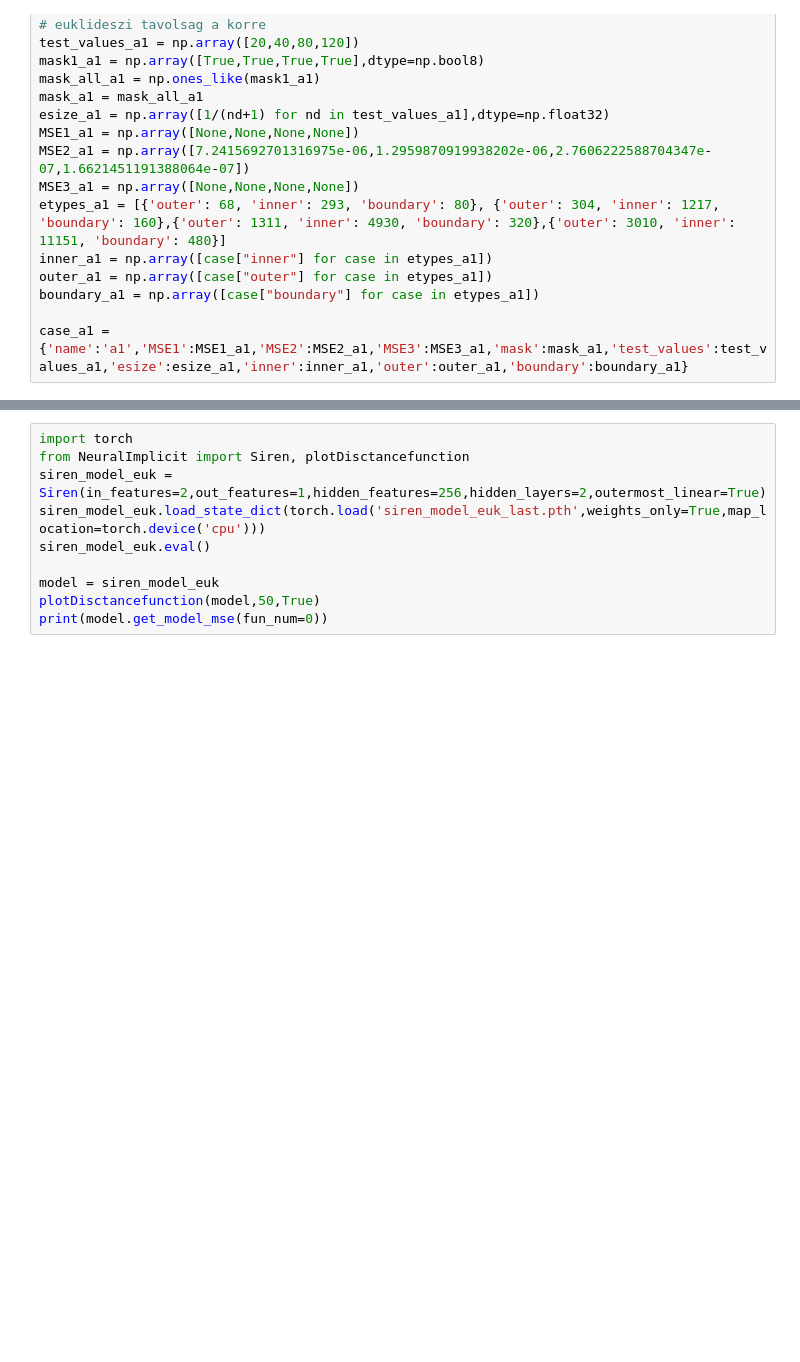
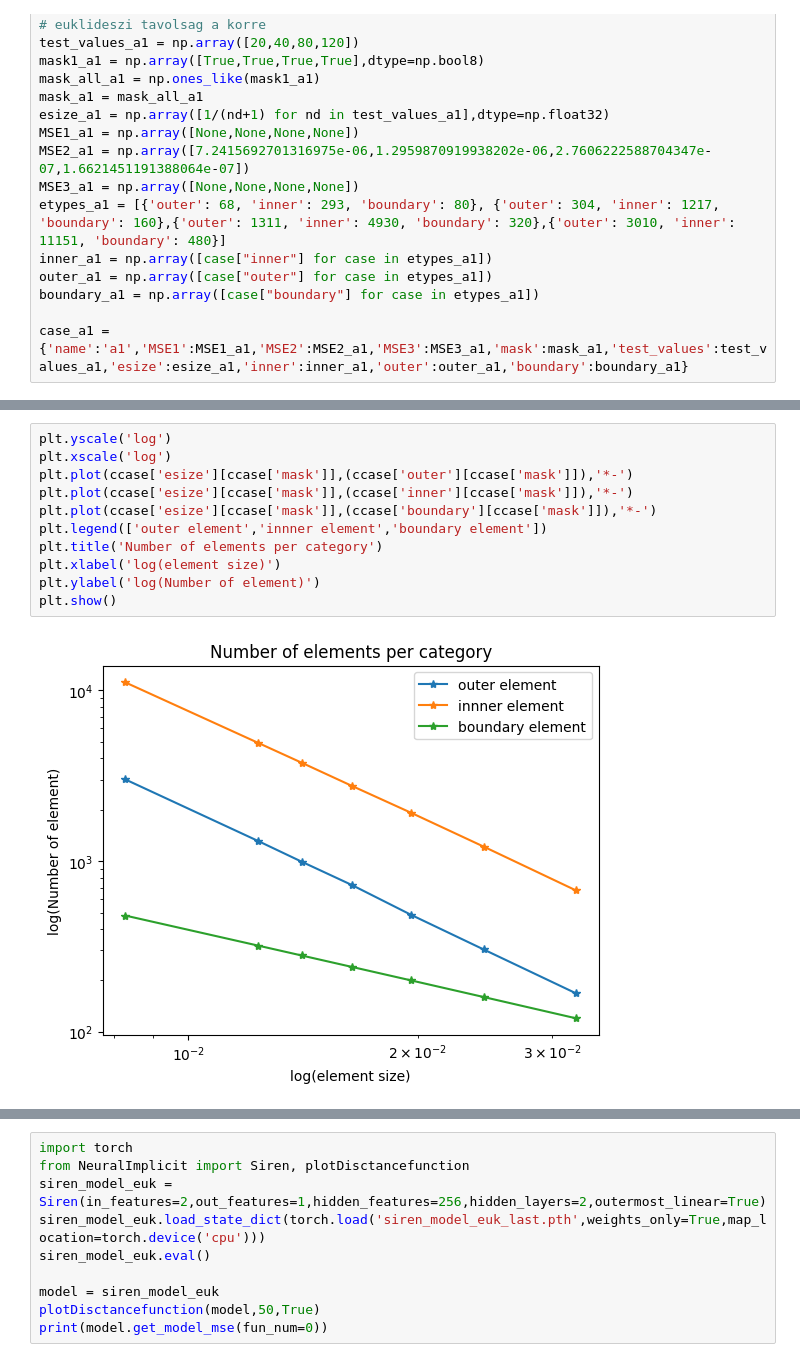
Before and after one commit to csgellert/NeuralIGA, a Jupyter notebook: Neural iga/visualize_results.ipynb, the cells around one changed output, grey strips where cells are left out. Drawn from its saved outputs; the diff is of its cells as text; blank space fills up the shorter version.

```diff
--- a/Neural iga/visualize_results.ipynb
+++ b/Neural iga/visualize_results.ipynb
@@ -115,3 +143,16 @@ plt.show()
+# %%
+plt.yscale('log')
+plt.xscale('log')
+plt.plot(ccase['esize'][ccase['mask']],(ccase['outer'][ccase['mask']]),'*-')
+plt.plot(ccase['esize'][ccase['mask']],(ccase['inner'][ccase['mask']]),'*-')
+plt.plot(ccase['esize'][ccase['mask']],(ccase['boundary'][ccase['mask']]),'*-')
+plt.legend(['outer element','innner element','boundary element'])
+plt.title('Number of elements per category')
+plt.xlabel('log(element size)')
+plt.ylabel('log(Number of element)')
+plt.show()
+# %% [output]
+[figure, added]
 # %%
 plt.yscale('log')
 plt.xscale('log')
```
Also changed, not shown: parts of 11 cells of this notebook, 5 other files.
